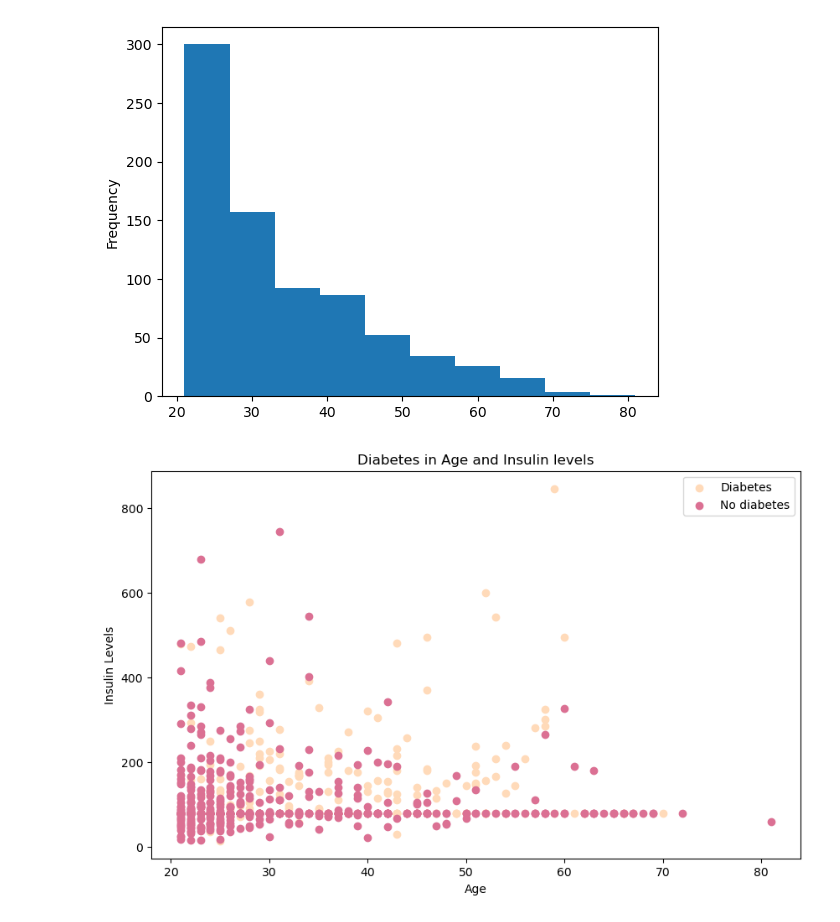
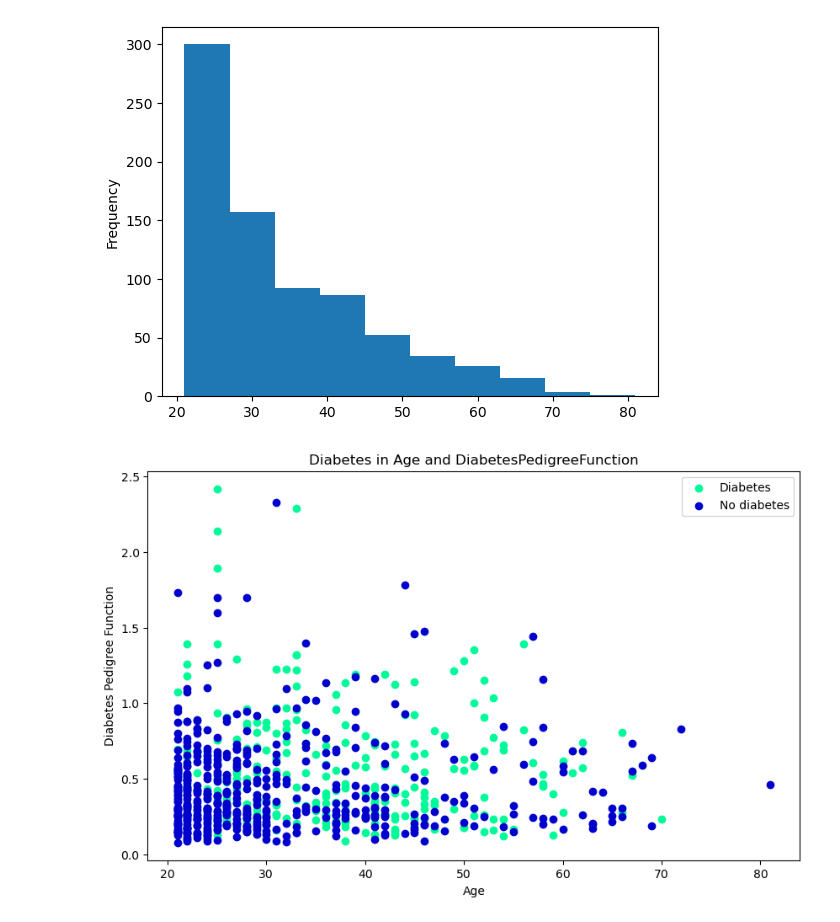
Before and after one commit to mwisechacha/Diabetes-prediction, a Jupyter notebook: diabetes_classification.ipynb, the cells around one changed output. Saved outputs shown, nothing was run; the diff lists cells and outputs as text; code cells hidden in the pictures.

```diff
--- a/diabetes_classification.ipynb
+++ b/diabetes_classification.ipynb
@@ -140,11 +140,11 @@ df.head()
 # %% [output]
 (35, 374, 227, 5, 11)
 # %%
-# replacing the the invalid zero's with the mean
+# replacing the the invalid zero's with the median
 features = ['BloodPressure', 'Insulin', 'SkinThickness', 'Glucose', 'BMI']
 
 for feature in features:
-    df[feature] = df[feature].replace(0, df[feature].mean())
+    df[feature] = df[feature].replace(0, df[feature].median())
 # %%
 (df['BloodPressure'] == 0).sum(), (df['Insulin'] == 0).sum(), (df['SkinThickness'] == 0).sum(), (df['Glucose'] == 0).sum(), (df['BMI'] == 0).sum()
 # %% [output]
@@ -190,24 +190,24 @@ df.Age.plot.hist();
 # %%
 # create a figure
 plt.figure(figsize=(10, 6))
 
 # scatter with positive examples
 plt.scatter(df.Age[df.Outcome == 1],
-            df.Insulin[df.Outcome == 1],
-            c="peachpuff");
+            df.DiabetesPedigreeFunction[df.Outcome == 1],
+            c="mediumspringgreen");
 
 # scatter with negative examples
 plt.scatter(df.Age[df.Outcome == 0],
-            df.Insulin[df.Outcome == 0],
-            c="palevioletred");
+            df.DiabetesPedigreeFunction[df.Outcome == 0],
+            c="mediumblue");
 
 # add some information to the plot
-plt.title("Diabetes in Age and Insulin levels")
+plt.title("Diabetes in Age and DiabetesPedigreeFunction")
 plt.xlabel("Age")
-plt.ylabel("Insulin Levels")
+plt.ylabel("Diabetes Pedigree Function")
 plt.legend(["Diabetes", "No diabetes"]);
 # %% [output]
-[figure, old version]
+[figure, new version]
 # %%
 df.head()
 # %% [output]
```
Also changed, not shown: parts of 7 cells of this notebook.
